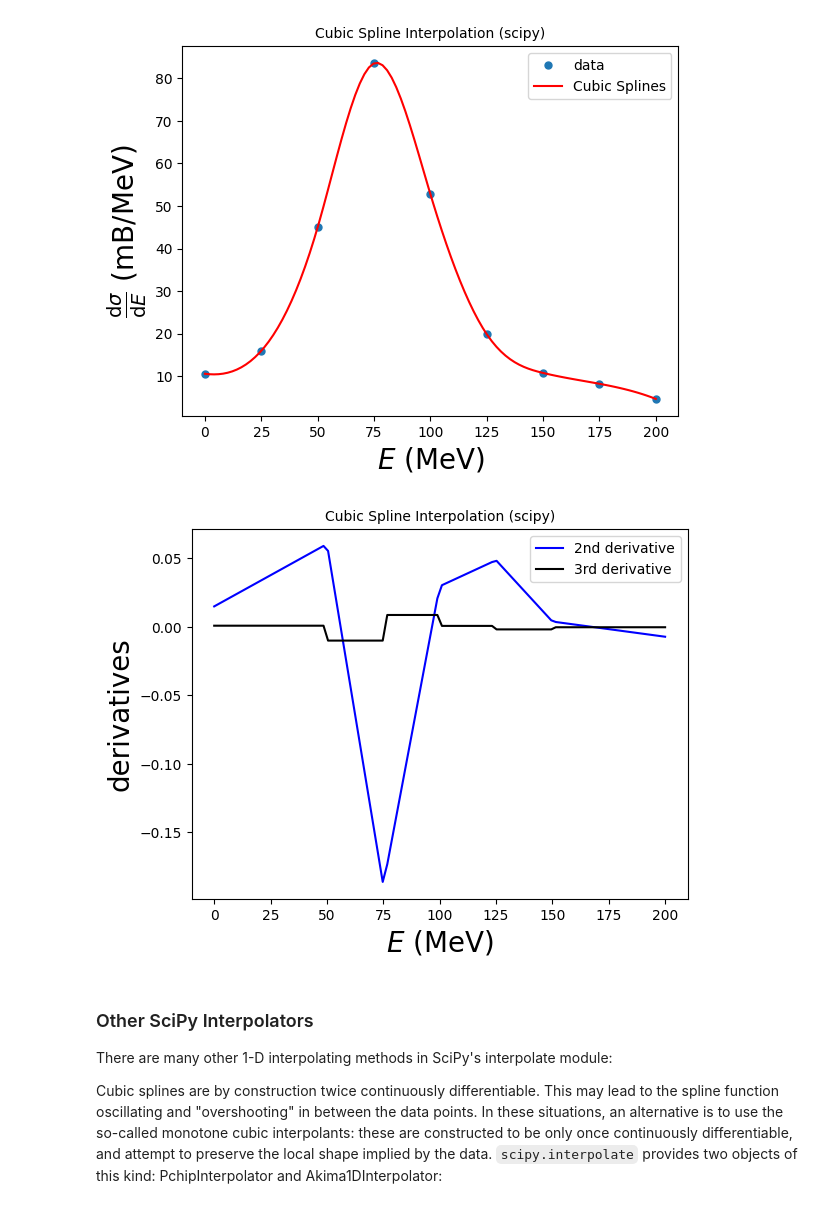
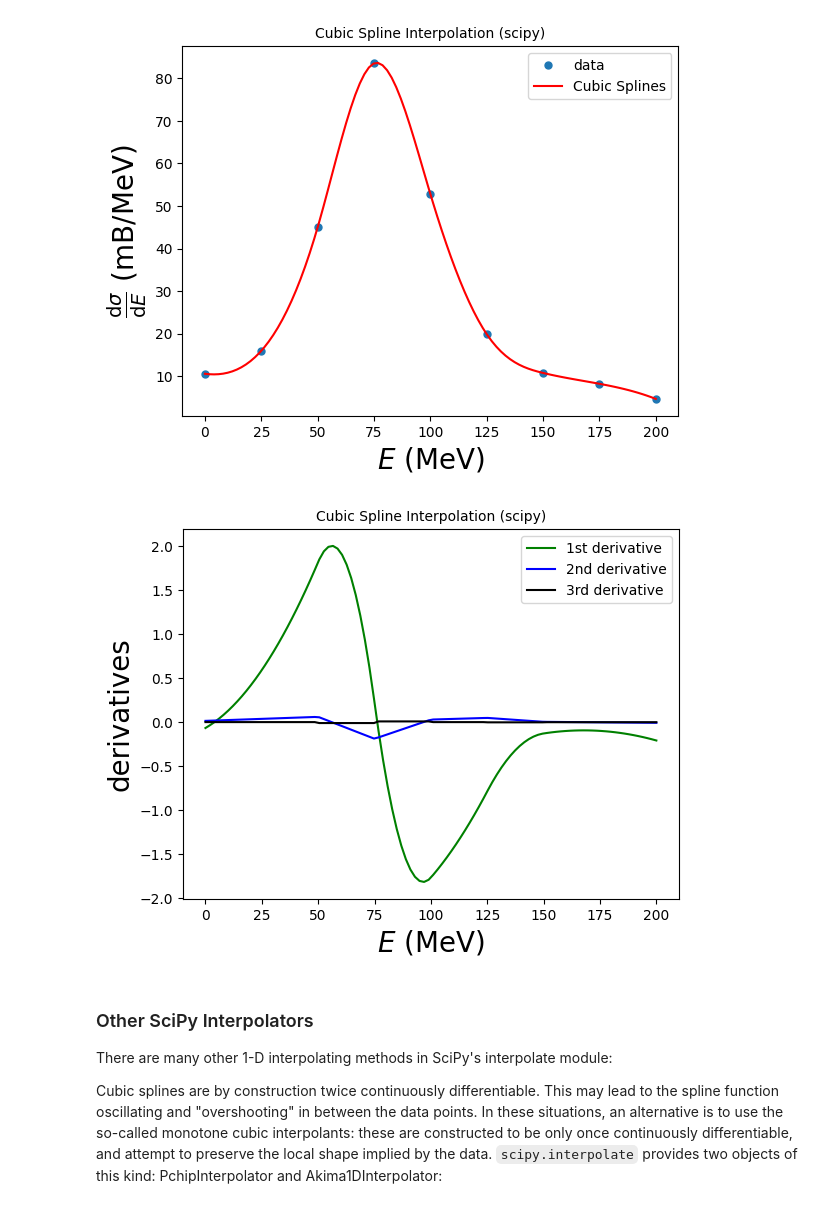
Before and after one commit to apapaefs/ScientificComputing, a Jupyter notebook: _build/jupyter_execute/Chapters/Chapter6/Chapter6.ipynb, the cells around one changed output. Drawn from its saved outputs; the diff is of its cells as text; code cells hidden in the pictures.

```diff
--- a/_build/jupyter_execute/Chapters/Chapter6/Chapter6.ipynb
+++ b/_build/jupyter_execute/Chapters/Chapter6/Chapter6.ipynb
@@ -1086,28 +1087,29 @@ plt.show() # show the plot here
 # %%
 # You can also access the derivatives!
 
 # and now let's plot:
 import matplotlib.pyplot as plt # import matplotlib, a conventional module name is plt
 import numpy as np
 
 fig, ax = plt.subplots() # create the elements required for matplotlib. This creates a figure containing a single axes.
 
 # set the labels and titles:
 ax.set_xlabel(r'$E$ (MeV)', fontsize=20) # set the x label
 ax.set_ylabel(r'derivatives', fontsize=20) # set the y label
 ax.set_title('Cubic Spline Interpolation (scipy)', fontsize=10) # set the title
 
 # Plot the derivatives:
 # cs(xinterp, nu=1) calculates the first derivative, etc.
+ax.plot(xinterp, cs(xinterp,nu=1), label='1st derivative', color='green')
 ax.plot(xinterp, cs(xinterp,nu=2), label='2nd derivative', color='blue')
 ax.plot(xinterp, cs(xinterp,nu=3), label='3rd derivative', color='black')
 
 # construct the legend:
 ax.legend(loc='upper right')  # Add a legend
 
 plt.show() # show the plot here
 # %% [output]
-[figure, old version]
+[figure, new version]
 # %% [markdown]
 ### Other SciPy Interpolators
 
```
Also changed, not shown: parts of 5 cells of this notebook, 30 other files.
